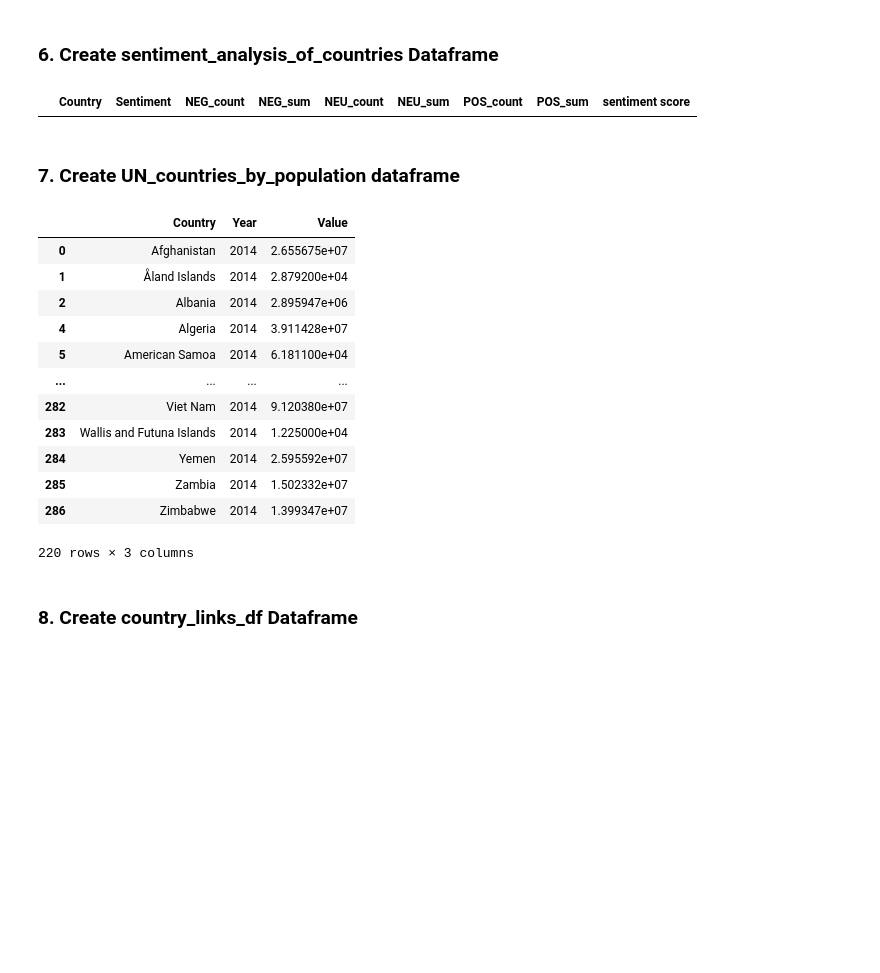
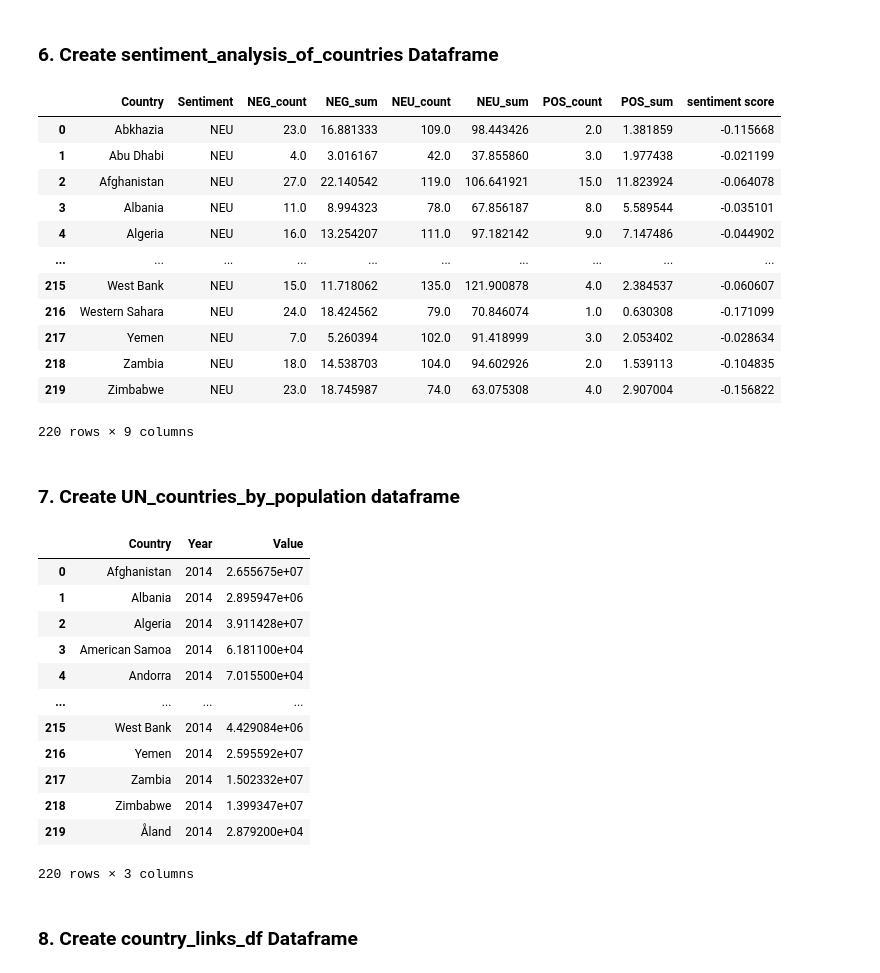
Before and after one commit to epfl-ada/ada-2023-project-jellyfish401, a Jupyter notebook: p2.ipynb, the cells around one changed output. Saved outputs shown, nothing was run; the diff lists cells and outputs as text; code cells hidden in the pictures; blank space fills up the shorter version.

Commit message:
added population analysis

```diff
--- a/p2.ipynb
+++ b/p2.ipynb
@@ -367,21 +371,31 @@ display(plaintext_articles)
 # %%
 sentiment_analysis_of_countries=sentiment_analysis_of_countries_load.copy().drop('Unnamed: 0', axis='columns')
 
 # add sentiment score (1*nbr_pos_batch + 0*nbr_neu_batch - 1*nbr_neg_batch) / total_batches
 sentiment_analysis_of_countries['sentiment score'] = sentiment_analysis_of_countries.copy().apply(
     lambda row: (row.POS_sum - row.NEG_sum) / (row.NEG_count + row.NEU_count + row.POS_count), axis=1)
 
 # Write United_States as United States
 sentiment_analysis_of_countries['Country'] = [cntry.replace('_',' ') for cntry in sentiment_analysis_of_countries['Country']]
 
-display(sentiment_analysis_of_countries[sentiment_analysis_of_countries['Sentiment'] != 'NEU'])
+display(sentiment_analysis_of_countries)
 # %% [output]
 |  | Country | Sentiment | NEG_count | NEG_sum | NEU_count | NEU_sum | POS_count | POS_sum | sentiment score |
+| 0 | Abkhazia | NEU | 23.0 | 16.881333 | 109.0 | 98.443426 | 2.0 | 1.381859 | -0.115668 |
+| 1 | Abu Dhabi | NEU | 4.0 | 3.016167 | 42.0 | 37.855860 | 3.0 | 1.977438 | -0.021199 |
+| 2 | Afghanistan | NEU | 27.0 | 22.140542 | 119.0 | 106.641921 | 15.0 | 11.823924 | -0.064078 |
+| 3 | Albania | NEU | 11.0 | 8.994323 | 78.0 | 67.856187 | 8.0 | 5.589544 | -0.035101 |
+| 4 | Algeria | NEU | 16.0 | 13.254207 | 111.0 | 97.182142 | 9.0 | 7.147486 | -0.044902 |
+| ... | ... | ... | ... | ... | ... | ... | ... | ... | ... |
+| 215 | West Bank | NEU | 15.0 | 11.718062 | 135.0 | 121.900878 | 4.0 | 2.384537 | -0.060607 |
+| 216 | Western Sahara | NEU | 24.0 | 18.424562 | 79.0 | 70.846074 | 1.0 | 0.630308 | -0.171099 |
+| 217 | Yemen | NEU | 7.0 | 5.260394 | 102.0 | 91.418999 | 3.0 | 2.053402 | -0.028634 |
+| 218 | Zambia | NEU | 18.0 | 14.538703 | 104.0 | 94.602926 | 2.0 | 1.539113 | -0.104835 |
+| 219 | Zimbabwe | NEU | 23.0 | 18.745987 | 74.0 | 63.075308 | 4.0 | 2.907004 | -0.156822 |
+220 rows × 9 columns
 # %% [markdown]
 ### 7. Create UN_countries_by_population dataframe
 # %%
-# TODO: change names UN -> Wikipedia
-
 UN_countries_by_population = UN_countries_by_population_load.copy()
 
 # Get index of last country to remove commenting lines
@@ -389,6 +403,11 @@ zimbabwe_index = UN_countries_by_population[UN_countries_by_population['Country
 UN_countries_by_population = UN_countries_by_population.iloc[:(zimbabwe_index+1)]
 UN_countries_by_population = UN_countries_by_population.drop_duplicates(subset='Country or Area', keep='first')
 
+# Rename Countries to match the names of English Wikipedia
+replacement_countries_OLD_NEW = dict([(value, key) for key, value in replacement_countries.items()])
+UN_countries_by_population['Country or Area'] = UN_countries_by_population['Country or Area'].map(replacement_countries_OLD_NEW).fillna(UN_countries_by_population['Country or Area'])
+UN_countries_by_population = UN_countries_by_population.sort_values('Country or Area').reset_index(drop=True)
+
 # Only keep needed columns and rename them
 UN_countries_by_population = UN_countries_by_population[['Country or Area', 'Year','Value']]
 UN_countries_by_population.columns = ['Country', 'Year','Value']
@@ -396,16 +415,16 @@ display(UN_countries_by_population)
 # %% [output]
 |  | Country | Year | Value |
 | 0 | Afghanistan | 2014 | 2.655675e+07 |
-| 1 | Åland Islands | 2014 | 2.879200e+04 |
-| 2 | Albania | 2014 | 2.895947e+06 |
-| 4 | Algeria | 2014 | 3.911428e+07 |
-| 5 | American Samoa | 2014 | 6.181100e+04 |
+| 1 | Albania | 2014 | 2.895947e+06 |
+| 2 | Algeria | 2014 | 3.911428e+07 |
+| 3 | American Samoa | 2014 | 6.181100e+04 |
+| 4 | Andorra | 2014 | 7.015500e+04 |
 | ... | ... | ... | ... |
-| 282 | Viet Nam | 2014 | 9.120380e+07 |
-| 283 | Wallis and Futuna Islands | 2014 | 1.225000e+04 |
-| 284 | Yemen | 2014 | 2.595592e+07 |
-| 285 | Zambia | 2014 | 1.502332e+07 |
-| 286 | Zimbabwe | 2014 | 1.399347e+07 |
+| 215 | West Bank | 2014 | 4.429084e+06 |
+| 216 | Yemen | 2014 | 2.595592e+07 |
+| 217 | Zambia | 2014 | 1.502332e+07 |
+| 218 | Zimbabwe | 2014 | 1.399347e+07 |
+| 219 | Åland | 2014 | 2.879200e+04 |
 220 rows × 3 columns
 # %% [markdown]
 ### 8. Create country_links_df Dataframe
```
Also changed, not shown: parts of 15 cells of this notebook.
